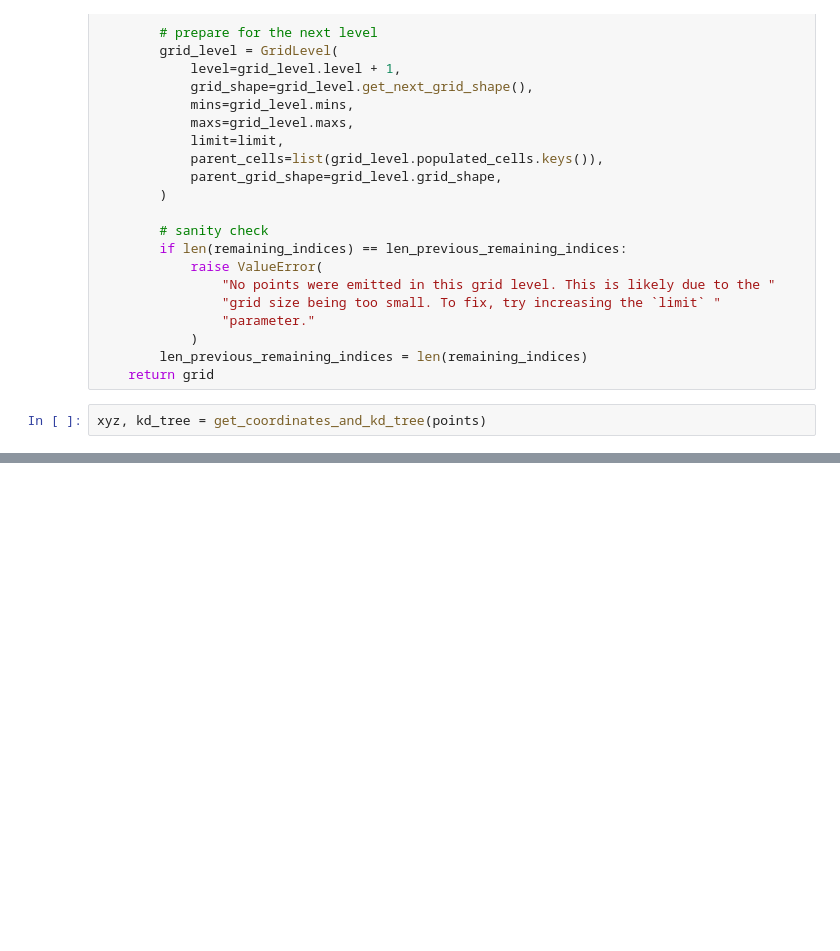
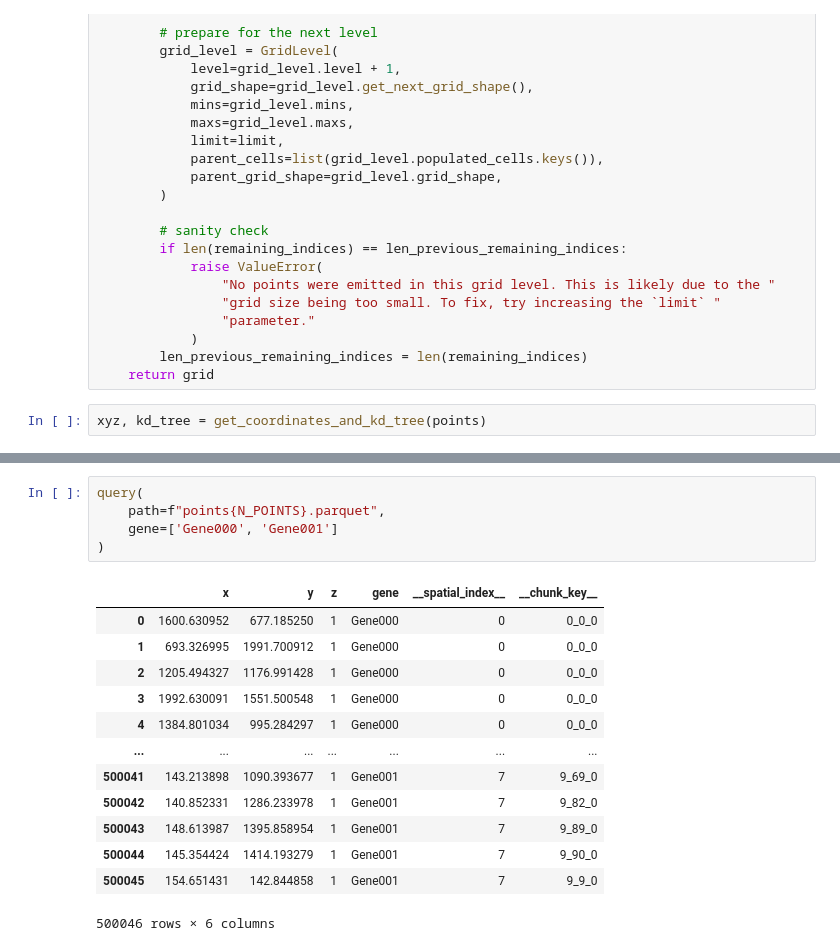
Before and after one commit to scverse/2026_04_hackathon_padua, a Jupyter notebook: visualization/point_chunking.ipynb, the cells around one changed output, grey strips where cells are left out. Drawn from its saved outputs; the diff is of its cells as text; blank space fills up the shorter version.

```diff
--- a/visualization/point_chunking.ipynb
+++ b/visualization/point_chunking.ipynb
@@ -475,0 +604,19 @@ grid
+# %%
+query(
+    path=f"points{N_POINTS}.parquet",
+    gene=['Gene000', 'Gene001']
+)
+# %% [output]
+|  | x | y | z | gene | __spatial_index__ | __chunk_key__ |
+| 0 | 1600.630952 | 677.185250 | 1 | Gene000 | 0 | 0_0_0 |
+| 1 | 693.326995 | 1991.700912 | 1 | Gene000 | 0 | 0_0_0 |
+| 2 | 1205.494327 | 1176.991428 | 1 | Gene000 | 0 | 0_0_0 |
+| 3 | 1992.630091 | 1551.500548 | 1 | Gene000 | 0 | 0_0_0 |
+| 4 | 1384.801034 | 995.284297 | 1 | Gene000 | 0 | 0_0_0 |
+| ... | ... | ... | ... | ... | ... | ... |
+| 500041 | 143.213898 | 1090.393677 | 1 | Gene001 | 7 | 9_69_0 |
+| 500042 | 140.852331 | 1286.233978 | 1 | Gene001 | 7 | 9_82_0 |
+| 500043 | 148.613987 | 1395.858954 | 1 | Gene001 | 7 | 9_89_0 |
+| 500044 | 145.354424 | 1414.193279 | 1 | Gene001 | 7 | 9_90_0 |
+| 500045 | 154.651431 | 142.844858 | 1 | Gene001 | 7 | 9_9_0 |
+500046 rows × 6 columns
```
Also changed, not shown: parts of 10 cells of this notebook, 1 other file.
